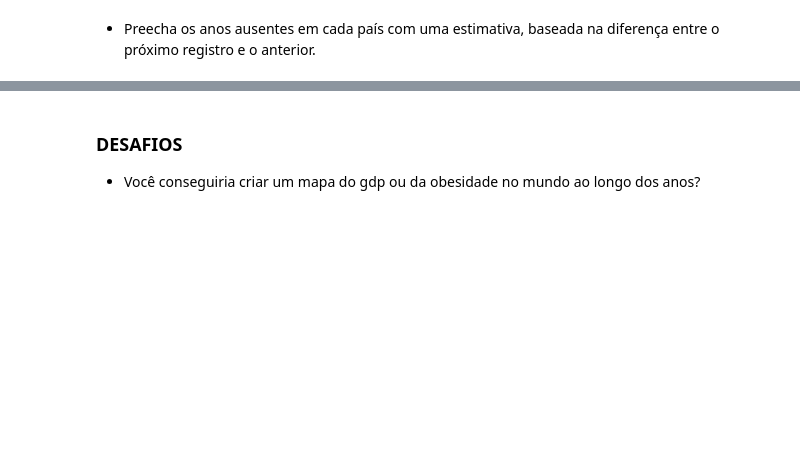
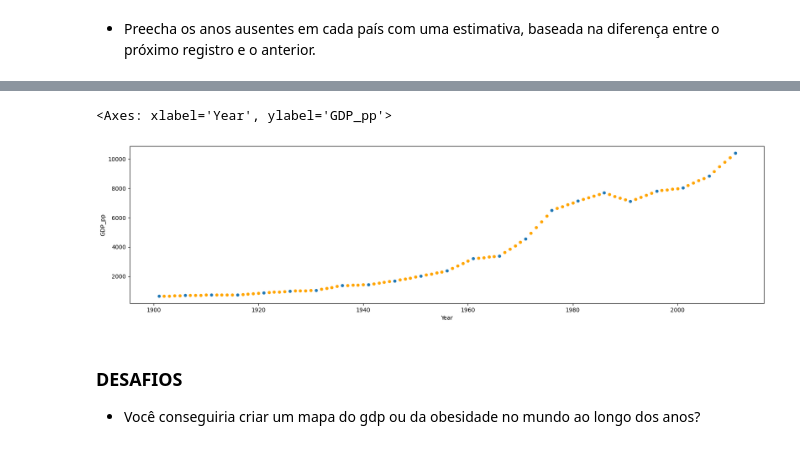
Before and after one commit to DanAliCode/Worldwide-obesity-data-analysis, a Jupyter notebook: analytics_soluction.ipynb, the cells around one changed output, grey strips where cells are left out. Drawn from its saved outputs; the diff is of its cells as text; code cells hidden in the pictures; blank space fills up the shorter version.

```diff
--- a/analytics_soluction.ipynb
+++ b/analytics_soluction.ipynb
@@ -35,0 +349,4 @@ import numpy
+# %%
+df_gdp['next_year'] = df_gdp["Year"].shift(-1)
+del df_gdp['delta_gdb'], df_gdp['delta_year']
+df_gdp.head(5)
@@ -35,0 +365,13 @@ import numpy
+# %%
+df_new_data = pd.DataFrame()
+for idx, row in df_gdp.iterrows():
+    if row['Year'] == 2011:
+        continue
+    years_to_add = df_year_off[(df_year_off < row['next_year']) & (df_year_off > row['Year'])]
+
+    for new_year in years_to_add:
+        add_row = row.copy()
+        add_row['GDP_pp'] = (new_year - add_row['Year']) * add_row['gdb_year'] + add_row['GDP_pp']
+        add_row['Year'] = new_year
+        add_row['kind'] = 'estimated'
+        df_new_data = pd.concat([df_new_data, add_row.to_frame().transpose()])
@@ -35,0 +396,6 @@ import numpy
+# %%
+
+df_gdp = pd.concat([df_gdp, df_new_data])
+df_gdp.sort_values(['Country', 'Year'], inplace=True)
+df_gdp.index = df_gdp['Year']
+df_gdp
@@ -35,0 +417,3 @@ import numpy
+# %%
+df_gdp['kind'].fillna('real', inplace=True)
+df_gdp
@@ -36,3 +435,12 @@ import numpy
+# %%
+fig, ax = plt.subplots(figsize=(20,5))
+
+contry = 'Brazil'
+df_gdp[(df_gdp['kind'] == 'real') & (df_gdp['Country'] == contry)].plot(kind='scatter', y='GDP_pp', x='Year', ax=ax)
+df_gdp[(df_gdp['kind'] == 'estimated') & (df_gdp['Country'] == contry)].plot(kind='scatter', y='GDP_pp', x='Year', ax=ax, color='orange')
+# %% [output]
+<Axes: xlabel='Year', ylabel='GDP_pp'>
+[figure, added]
 # %% [markdown]
 ### DESAFIOS
 - Você conseguiria criar um mapa do gdp ou da obesidade no mundo ao longo dos anos?
```
Also changed, not shown: parts of 52 cells of this notebook, 1 other file.
